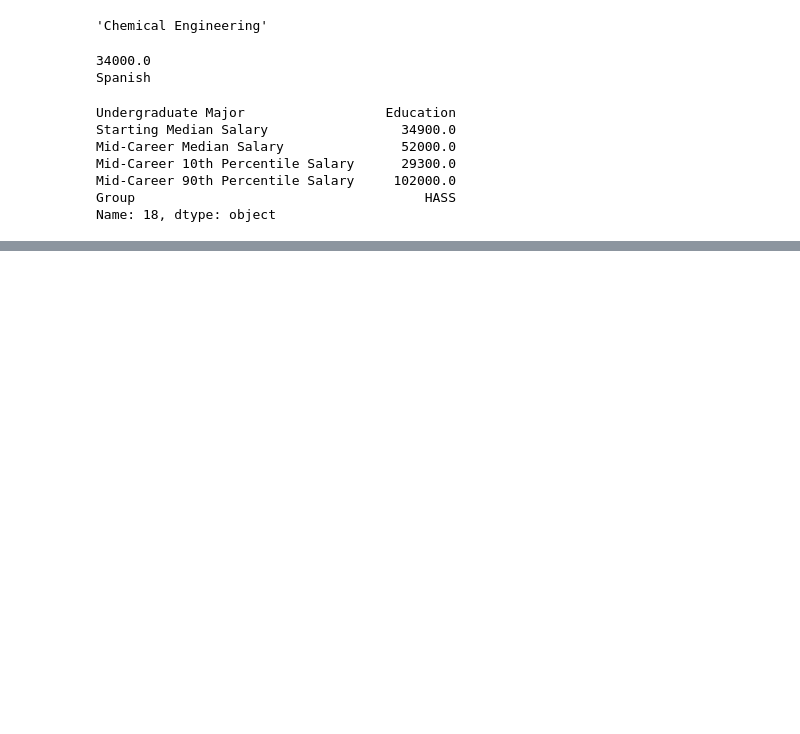
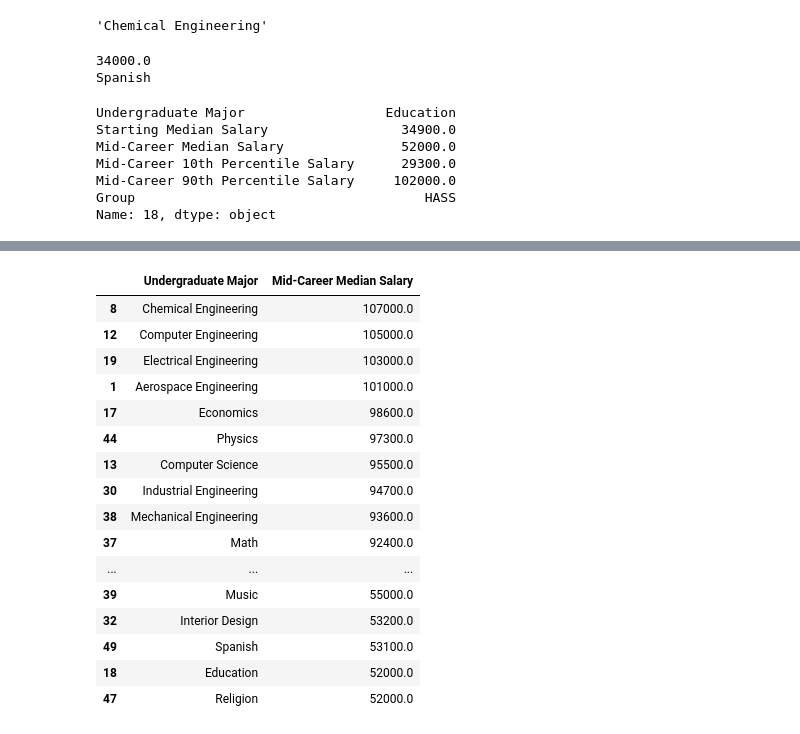
Before and after one commit to brylimz/analyse-salaries-graduates-by-major, a Jupyter notebook: main.ipynb, the cells around one changed output, grey strips where cells are left out. Cells and saved outputs as stored; diff of their text form; code cells hidden in the pictures; blank space fills up the shorter version.

```diff
--- a/main.ipynb
+++ b/main.ipynb
@@ -66,0 +97,21 @@ clean_df.head()
+# %%
+medium_salaries = clean_df.sort_values("Mid-Career Median Salary", ascending=False)
+medium_salaries[['Undergraduate Major', 'Mid-Career Median Salary']]
+# %% [output]
+|  | Undergraduate Major | Mid-Career Median Salary |
+| 8 | Chemical Engineering | 107000.0 |
+| 12 | Computer Engineering | 105000.0 |
+| 19 | Electrical Engineering | 103000.0 |
+| 1 | Aerospace Engineering | 101000.0 |
+| 17 | Economics | 98600.0 |
+| 44 | Physics | 97300.0 |
+| 13 | Computer Science | 95500.0 |
+| 30 | Industrial Engineering | 94700.0 |
+| 38 | Mechanical Engineering | 93600.0 |
+| 37 | Math | 92400.0 |
+| ... | ... | ... |
+| 39 | Music | 55000.0 |
+| 32 | Interior Design | 53200.0 |
+| 49 | Spanish | 53100.0 |
+| 18 | Education | 52000.0 |
+| 47 | Religion | 52000.0 |
```
Also changed, not shown: parts of 3 cells of this notebook.
